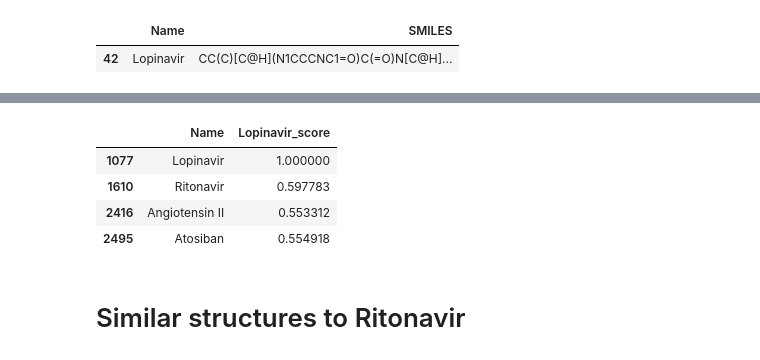
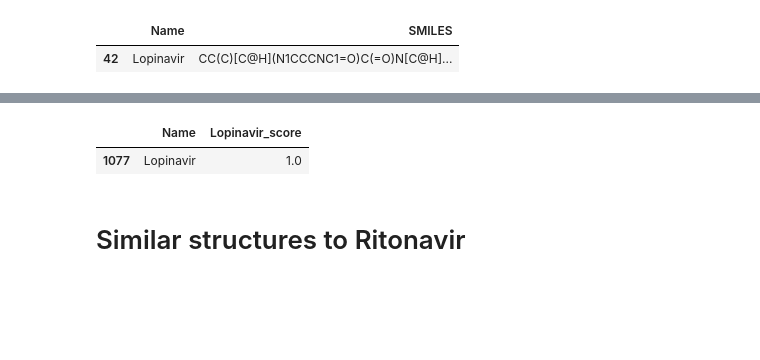
Before and after one commit to VeenaPulicharla/COVID19, a Jupyter notebook: notebooks/structural_similarity.ipynb, the cells around one changed output, grey strips where cells are left out. Saved outputs shown, nothing was run; the diff lists cells and outputs as text; code cells hidden in the pictures; blank space fills up the shorter version.

Commit message:
structural similarity updated

```diff
--- a/notebooks/structural_similarity.ipynb
+++ b/notebooks/structural_similarity.ipynb
@@ -55,7 +54,7 @@ drug_df.shape
 # %% [markdown]
 # Import Antiviral drugs
 # %%
-anti_virals = pd.read_csv("/home/veena/Documents/drugbank/antiviral_drugs.csv")
+anti_virals = pd.read_csv("/home/veena/Documents/COVID19/datasets/antiviral_drugs.csv")
 anti_virals.head()
 # %% [output]
 |  | Name | SMILES |
@@ -106,7 +109,7 @@ dtype: int64
 # %% [markdown]
 # Similarity caluclation method
 # %%
-def caluclate_silimilarity(x,f1=fp1):
+def caluclate_silimilarity(x,fp1):
     try:
         print("input", x)
         mol2 = Chem.MolFromSmiles(x)
@@ -131,7 +134,7 @@ Name: SMILES, dtype: object
 mol1 = Chem.MolFromSmiles(list(remdesivir_smiles)[0])
 fp1 = Chem.RDKFingerprint(mol1)
 # %%
-drug_df["Remdesivir_score"] = drug_df["SMILES"].apply(lambda x: caluclate_silimilarity(x))
+drug_df["Remdesivir_score"] = drug_df["SMILES"].apply(lambda x: caluclate_silimilarity(x, fp1))
 # %% [output]
 input CC(C)NC1=CC=C(NC2=CC=CC=C2)C=C1
 input [H]C(N)(COP(O)(=O)OCC([H])(COC(=O)CCC\C=C/C\C=C/C\C=C/C\C=C/C\C=C/CC)OC(=O)CCCC\C=C/C\C=C/C\C=C/C\C=C/C\C=C/CC)C(O)=O
@@ -322,7 +329,7 @@ lopinavir_smiles = anti_virals[anti_virals["Name"].isin(["Lopinavir"])]["SMILES"
 mol1 = Chem.MolFromSmiles(list(lopinavir_smiles)[0])
 fp1 = Chem.RDKFingerprint(mol1)
 # %%
-drug_df["Lopinavir_score"] = drug_df["SMILES"].apply(lambda x: caluclate_silimilarity(x))
+drug_df["Lopinavir_score"] = drug_df["SMILES"].apply(lambda x: caluclate_silimilarity(x, fp1))
 # %% [output]
 input CC(C)NC1=CC=C(NC2=CC=CC=C2)C=C1
 input [H]C(N)(COP(O)(=O)OCC([H])(COC(=O)CCC\C=C/C\C=C/C\C=C/C\C=C/C\C=C/CC)OC(=O)CCCC\C=C/C\C=C/C\C=C/C\C=C/C\C=C/CC)C(O)=O
@@ -482,12 +489,9 @@ RDKit ERROR: [13:08:25] SMILES Parse Error: Failed parsing SMILES 'Not' for inpu
 # %%
-# Similar structures drugs to Lopinavir
-drug_df[drug_df["Lopinavir_score"]> 0.55][["Name","Lopinavir_score"]]
+# Similar structures drugs to Lopinavir (None)
+drug_df[drug_df["Lopinavir_score"]> 0.8][["Name","Lopinavir_score"]]
 # %% [output]
 |  | Name | Lopinavir_score |
-| 1077 | Lopinavir | 1.000000 |
-| 1610 | Ritonavir | 0.597783 |
-| 2416 | Angiotensin II | 0.553312 |
-| 2495 | Atosiban | 0.554918 |
+| 1077 | Lopinavir | 1.0 |
 # %% [markdown]
 # Similar structures to Ritonavir
 # %%
```
Also changed, not shown: parts of 13 cells of this notebook.
